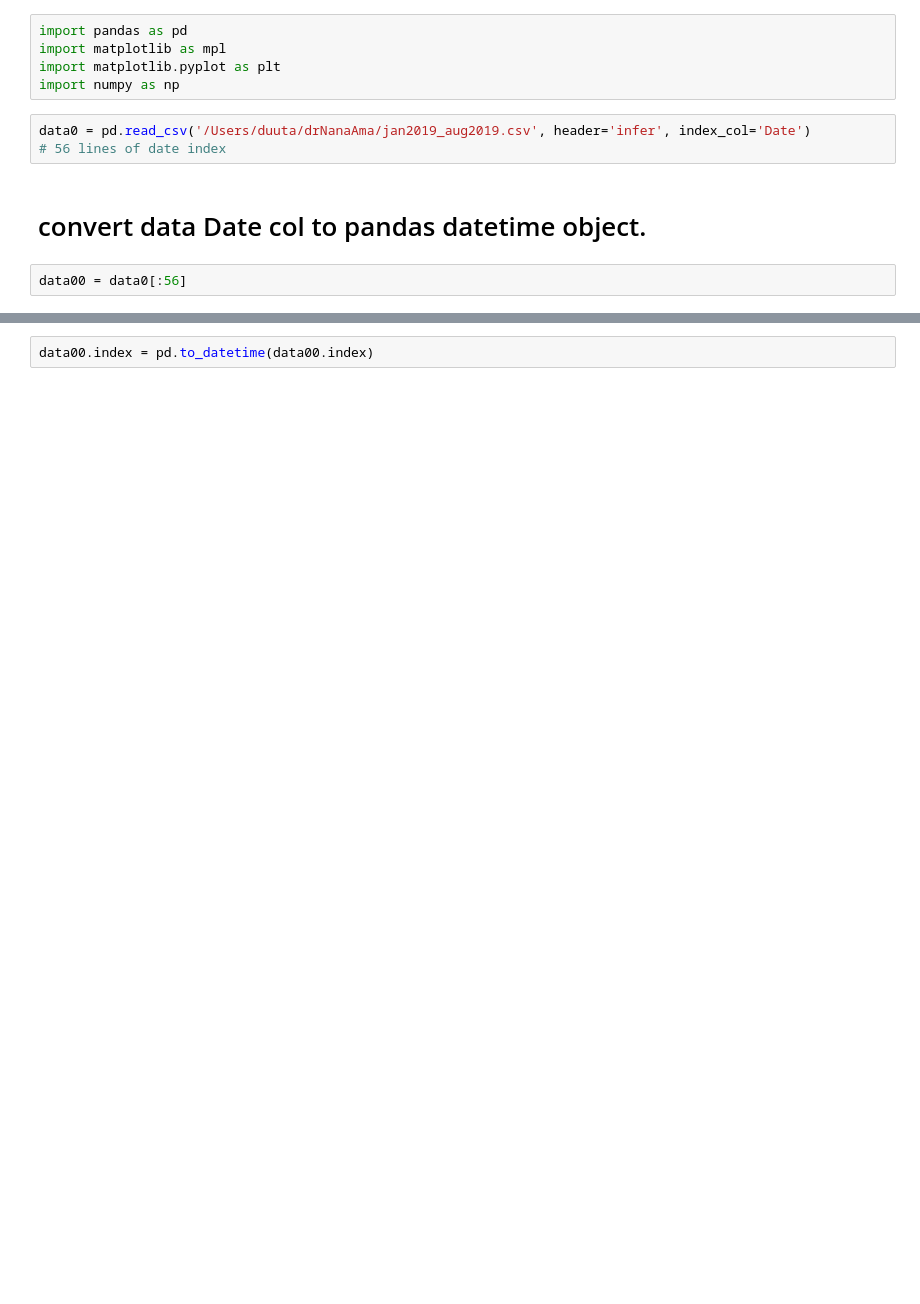
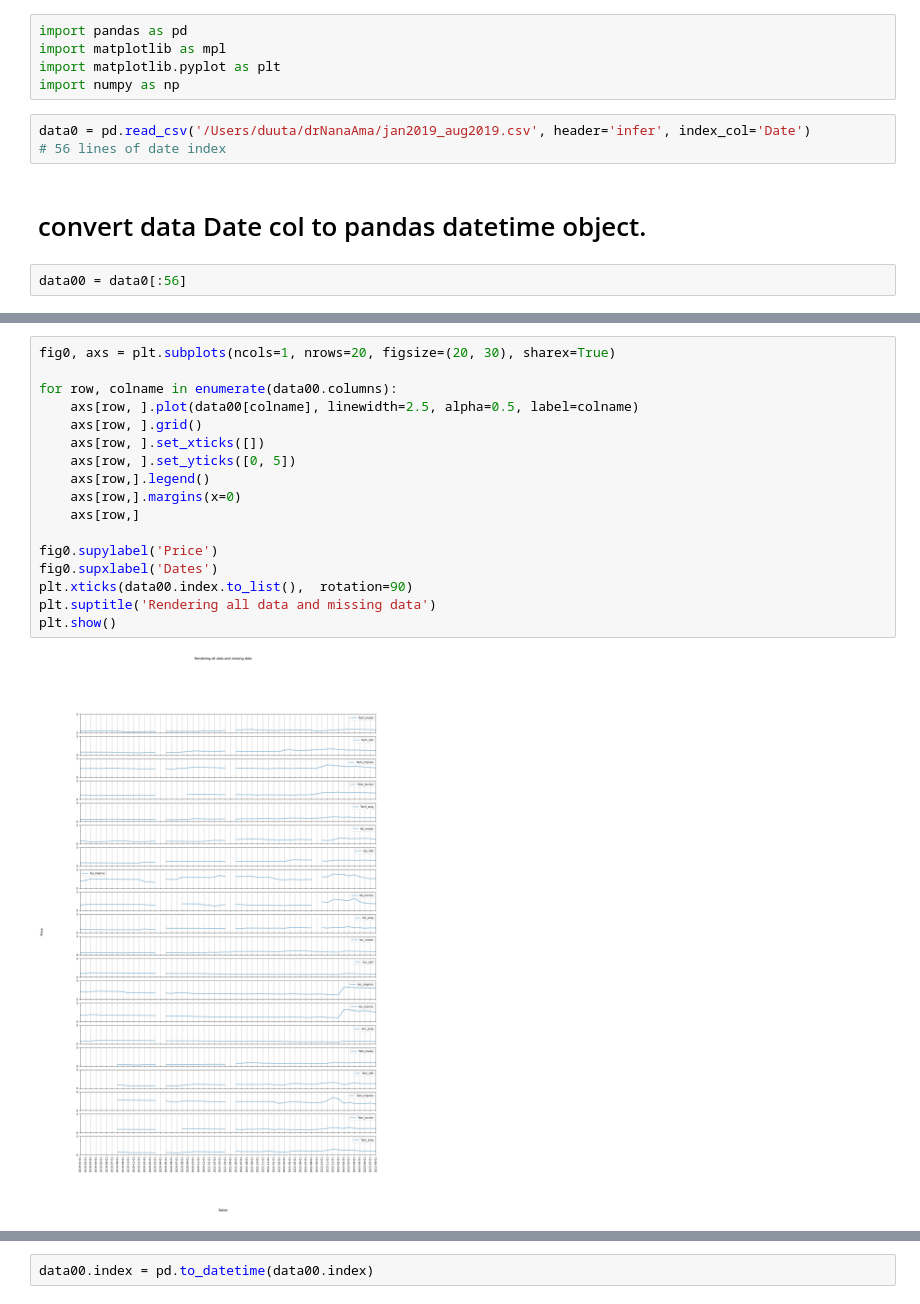
Before and after one commit to duutabib/crispyMissing_data, a Jupyter notebook: drNanaAmma0.ipynb, the cells around one changed output, grey strips where cells are left out. Cells and saved outputs as stored; diff of their text form; blank space fills up the shorter version.

```diff
--- a/drNanaAmma0.ipynb
+++ b/drNanaAmma0.ipynb
@@ -21,0 +46,19 @@ Text(0, 0.5, 'Price of Crop')
+# %%
+fig0, axs = plt.subplots(ncols=1, nrows=20, figsize=(20, 30), sharex=True)
+
+for row, colname in enumerate(data00.columns):
+    axs[row, ].plot(data00[colname], linewidth=2.5, alpha=0.5, label=colname)
+    axs[row, ].grid()
+    axs[row, ].set_xticks([])
+    axs[row, ].set_yticks([0, 5])
+    axs[row,].legend()
+    axs[row,].margins(x=0)
+    axs[row,]
+
+fig0.supylabel('Price')
+fig0.supxlabel('Dates')
+plt.xticks(data00.index.to_list(),  rotation=90)
+plt.suptitle('Rendering all data and missing data')
+plt.show()
+# %% [output]
+[figure, added]
```
Also changed, not shown: parts of 14 cells of this notebook.
